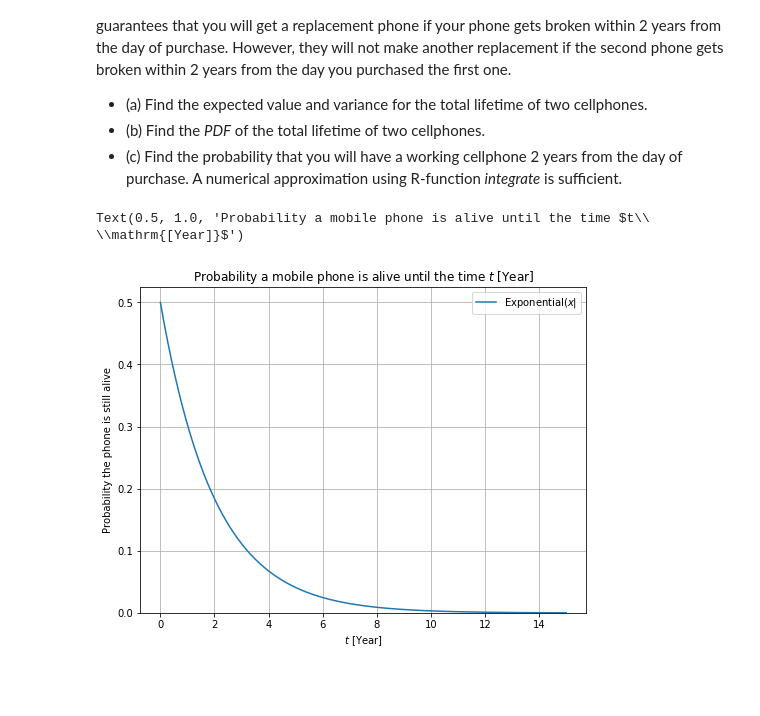
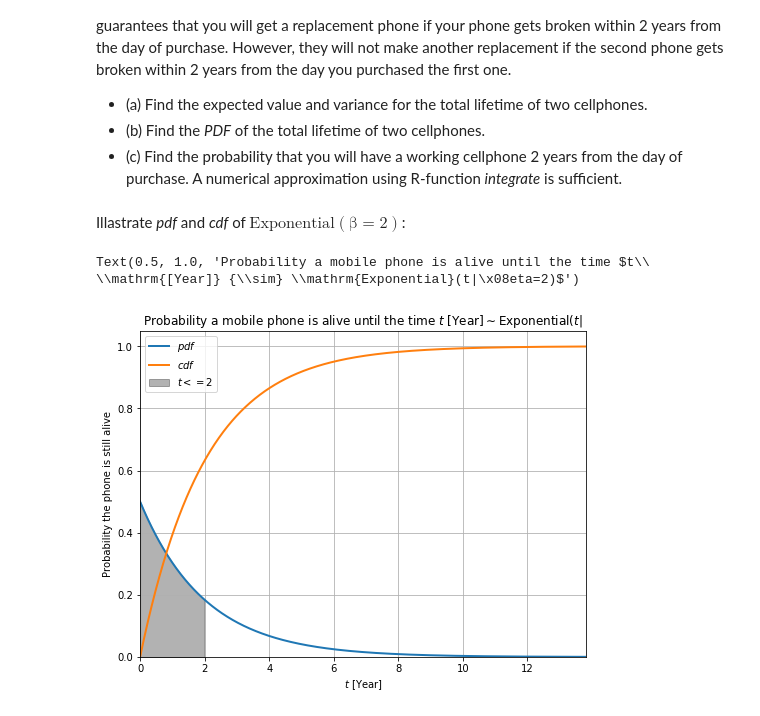
Before and after one commit to indiaki1o/ISI2, a Jupyter notebook: EX2/EX02.ipynb, the cells around one changed output. Drawn from its saved outputs; the diff is of its cells as text; code cells hidden in the pictures; blank space fills up the shorter version.

Commit message:
ex2: 3. estimate probability of a mobile will be alive for two year

```diff
--- a/EX2/EX02.ipynb
+++ b/EX2/EX02.ipynb
@@ -209,29 +209,37 @@ However, they will not make another replacement if the second phone gets broken
 * (a) Find the expected value and variance for the total lifetime of two cellphones.
 * (b) Find the *PDF* of the total lifetime of two cellphones.
 * (c) Find the probability that you will have a working cellphone 2 years from the day of purchase. A numerical approximation using R-function *integrate* is sufficient.
+# %% [markdown]
+Illastrate *pdf* and *cdf* of $\mathrm{Exponential(\beta=2)}$:
 # %%
 expon = scipy.stats.expon(scale=2)
 xrange = (0,15)
 X_t  = np.linspace(xrange[0],xrange[1],1000)
 prob = expon.pdf(X_t)
-
+cumul_prob = expon.cdf(X_t)
+p_zero = np.zeros(X_t.shape)
+#%
 fig_ = plt.figure(figsize=(8,6))
 ax_  = plt.subplot(111)
-lin_fa = ax_.plot(X_t,prob, label="$\mathrm{Exponential}(x|\beta=2)$")
-# lin_a0 = ax_.scatter(a_list[0], func_f(x,a_list[0]), marker="x", s=40,
-#                      label="$f(a={})$".format(a_list[0]) )
-# lin_a1 = ax_.scatter(a_list[1], func_f(x,a_list[1]), marker="x", s=40,
-#                      label="$f(a={})$".format(a_list[1]) )
-# lin_mean = ax_.scatter(mean_x, func_f(x,mean_x), marker="x", s=40,
-#                        label="$f(a=\overline{\mathbf{x}})$")
+lin_pdf = ax_.plot(X_t, prob, linewidth=2,
+                   label="$pdf$")
+lin_cdf = ax_.plot(X_t, cumul_prob, linewidth=2,
+                     label="$cdf$")
+# lin_zero = ax_.plot(X_t, p_zero, linewidth=0,
+#                      label="")
+fill_    = ax_.fill_between(X_t, p_zero, prob, where=X_t<=2,
+                            color="k", alpha=0.3,
+                            label="$t<=2$")
 #%
+
 ax_.grid(True)
 ax_.legend()
 ax_.axes.set_xlabel("$ t {\ } \mathrm{[Year]} $")
 ax_.axes.set_ylabel("Probability the phone is still alive")
-ax_.axes.set_xlim()
+xend=np.where(cumul_prob>0.999)[0][0]
+ax_.axes.set_xlim(xrange[0],X_t[xend])
 ax_.axes.set_ylim(0,)
-ax_.axes.set_title("Probability a mobile phone is alive until the time $t\ \mathrm{[Year]}$")
+ax_.axes.set_title("Probability a mobile phone is alive until the time $t\ \mathrm{[Year]} {\sim} \mathrm{Exponential}(t|\beta=2)$")
 # %% [output]
-Text(0.5, 1.0, 'Probability a mobile phone is alive until the time $t\\ \\mathrm{[Year]}$')
+Text(0.5, 1.0, 'Probability a mobile phone is alive until the time $t\\ \\mathrm{[Year]} {\\sim} \\mathrm{Exponential}(t|\x08eta=2)$')
-[figure, old version]
+[figure, new version]
```
Also changed, not shown: parts of 37 cells of this notebook.
